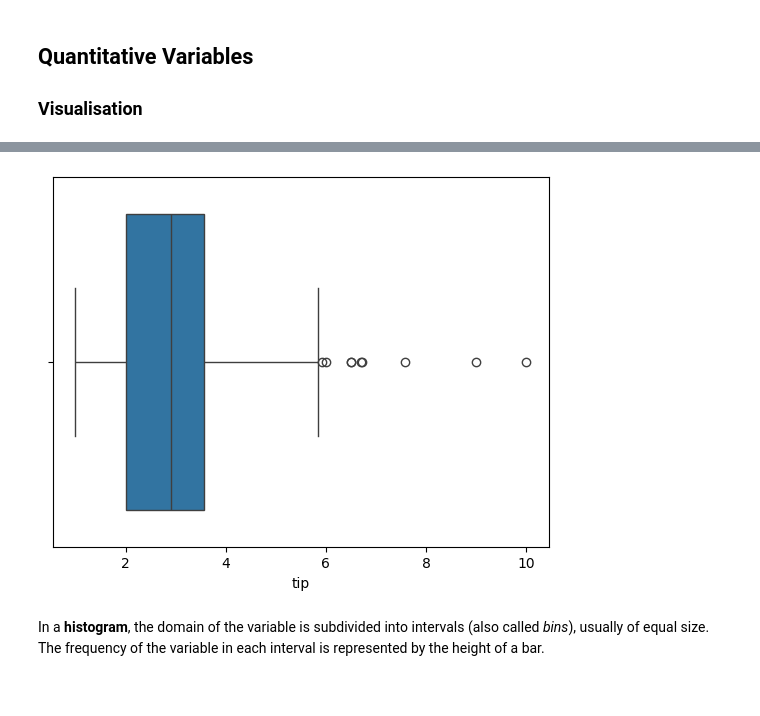
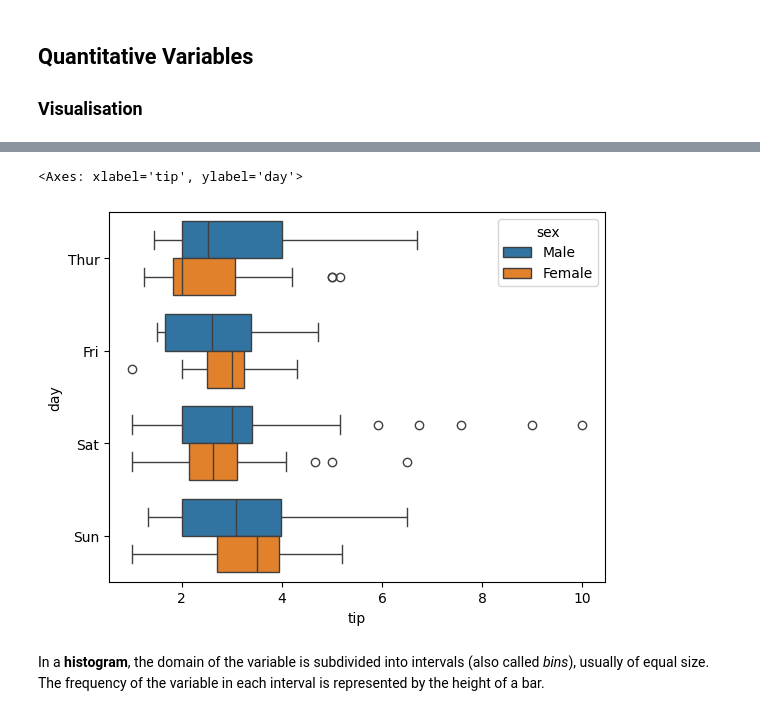
Before and after one commit to Bav0Vc/dsai, a Jupyter notebook: 2-analysis-1-var/2.01-univariate-analysis.ipynb, the cells around one changed output, grey strips where cells are left out. Saved outputs shown, nothing was run; the diff lists cells and outputs as text; code cells hidden in the pictures.

```diff
--- a/2-analysis-1-var/2.01-univariate-analysis.ipynb
+++ b/2-analysis-1-var/2.01-univariate-analysis.ipynb
@@ -76,8 +91,12 @@ Source: https://spatiallychallenged.com/2019/05/31/box-and-whisker-plots/
 # %%
 # Visualisation using a box plot (Seaborn)
 sns.boxplot(data=tips, x="tip");
+
+# Boxplot per unieke waarde (voor beide geslachten)
+sns.boxplot(data=tips, x="tip", y="day", hue="sex")
 # %% [output]
+<Axes: xlabel='tip', ylabel='day'>
-[figure, old version]
+[figure, new version]
 # %% [markdown]
 In a **histogram**, the domain of the variable is subdivided into intervals (also called *bins*), usually of equal size. The frequency of the variable in each interval is represented by the height of a bar.
 # %%
```
Also changed, not shown: parts of 7 cells of this notebook.
